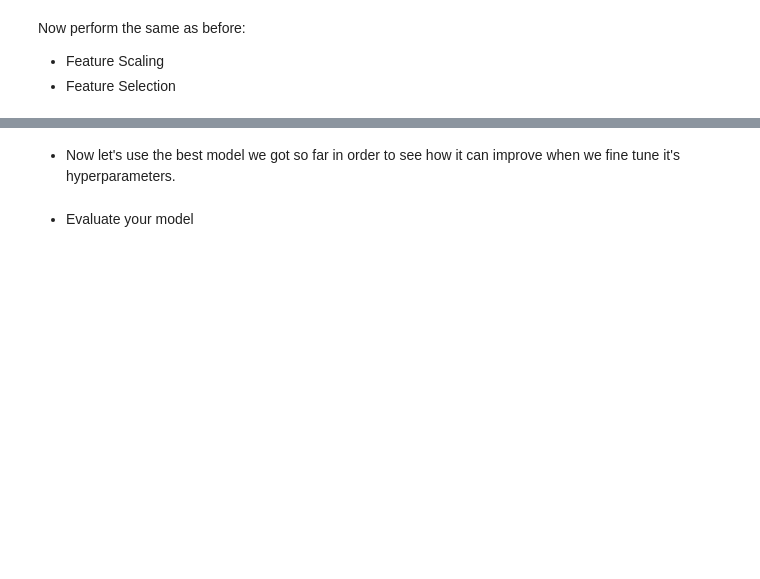
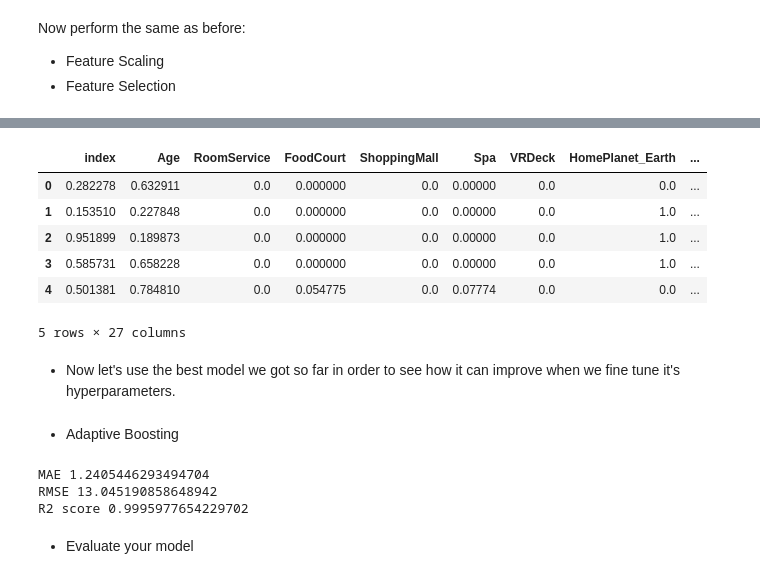
Before and after one commit to Andiwahnon15/lab-hyperparameter-tuning, a Jupyter notebook: lab-hyper-tuning.ipynb, the cells around one changed output, grey strips where cells are left out. Saved outputs shown, nothing was run; the diff lists cells and outputs as text; code cells hidden in the pictures; blank space fills up the shorter version.

```diff
--- a/lab-hyper-tuning.ipynb
+++ b/lab-hyper-tuning.ipynb
@@ -53,2 +80,13 @@ X_train, X_test, y_train, y_test = train_test_split(features, target, test_size
+# %%
+X_test_norm = pd.DataFrame(X_test_norm, columns = X_test.columns)
+X_test_norm.head()
+# %% [output]
+|  | index | Age | RoomService | FoodCourt | ShoppingMall | Spa | VRDeck | HomePlanet_Earth | ... |
+| 0 | 0.282278 | 0.632911 | 0.0 | 0.000000 | 0.0 | 0.00000 | 0.0 | 0.0 | ... |
+| 1 | 0.153510 | 0.227848 | 0.0 | 0.000000 | 0.0 | 0.00000 | 0.0 | 1.0 | ... |
+| 2 | 0.951899 | 0.189873 | 0.0 | 0.000000 | 0.0 | 0.00000 | 0.0 | 1.0 | ... |
+| 3 | 0.585731 | 0.658228 | 0.0 | 0.000000 | 0.0 | 0.00000 | 0.0 | 1.0 | ... |
+| 4 | 0.501381 | 0.784810 | 0.0 | 0.054775 | 0.0 | 0.07774 | 0.0 | 0.0 | ... |
+5 rows × 27 columns
 # %% [markdown]
 - Now let's use the best model we got so far in order to see how it can improve when we fine tune it's hyperparameters.
@@ -57,3 +93,18 @@ X_train, X_test, y_train, y_test = train_test_split(features, target, test_size
+# %% [markdown]
+- Adaptive Boosting
+# %%
+ada_reg = AdaBoostRegressor(DecisionTreeRegressor(max_depth=20),
+                            n_estimators=100)
+ada_reg.fit(X_train_norm, y_train)
+pred = ada_reg.predict(X_test_norm)
+
+print("MAE", mean_absolute_error(pred, y_test))
+print("RMSE", mean_squared_error(pred, y_test, squared=False))
+print("R2 score", ada_reg.score(X_test_norm, y_test))
+# %% [output]
+MAE 1.2405446293494704
+RMSE 13.045190858648942
+R2 score 0.9995977654229702
 # %% [markdown]
 - Evaluate your model
 # %%
```
Also changed, not shown: parts of 7 cells of this notebook.
